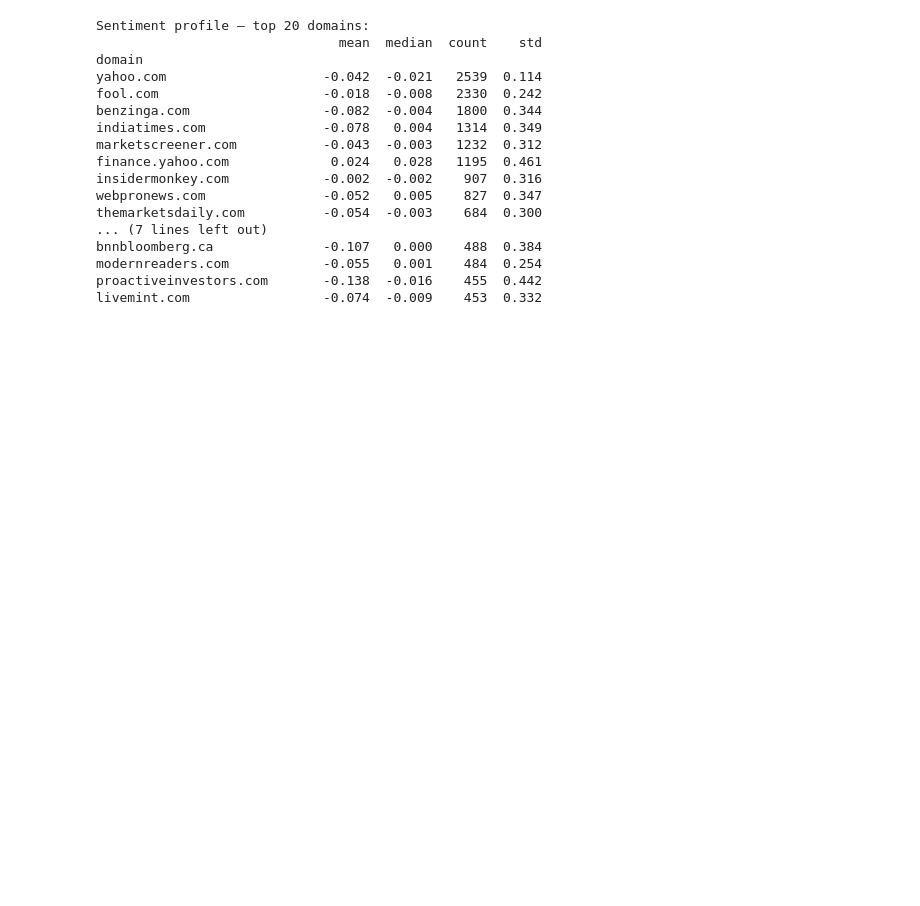
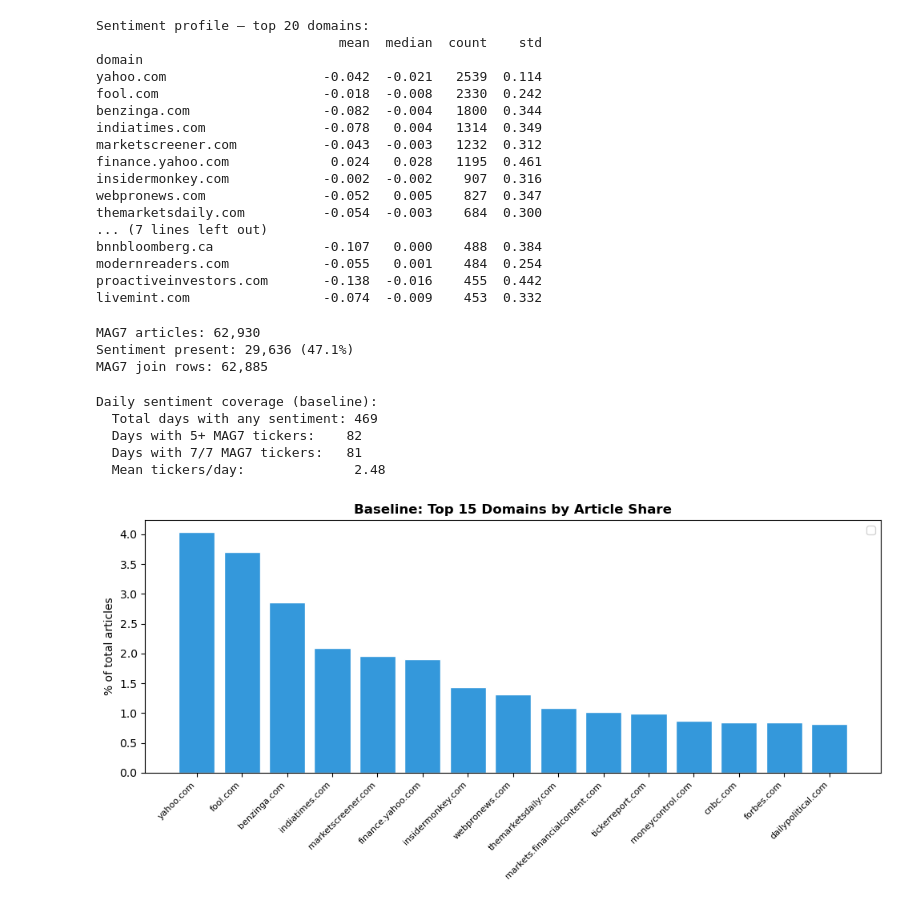
Before and after one commit to Trevor5008/market-sentiment-analysis, a Jupyter notebook: analysis/robustness/source_exclusion_tests.ipynb, the cells around one changed output. Drawn from its saved outputs; the diff is of its cells as text; code cells hidden in the pictures; blank space fills up the shorter version.

```diff
--- a/analysis/robustness/source_exclusion_tests.ipynb
+++ b/analysis/robustness/source_exclusion_tests.ipynb
@@ -85,3 +91,57 @@ bnnbloomberg.ca              -0.107   0.000    488  0.384
 modernreaders.com            -0.055   0.001    484  0.254
 proactiveinvestors.com       -0.138  -0.016    455  0.442
 livemint.com                 -0.074  -0.009    453  0.332
+# %%
+# Apply sentiment_present threshold
+df["sentiment_present"] = df["sentiment_score"].abs() > 0.05
+join["sentiment_present"] = join["sentiment_score"].abs() > 0.05
+join["next_day_ret"] = (join["next_close"] - join["next_open"]) / join["next_open"]
+
+mag7_df = df[df["ticker"].isin(MAG7)].copy()
+mag7_join = join[join["ticker"].isin(MAG7)].copy()
+
+print(f"MAG7 articles: {len(mag7_df):,}")
+print(f"Sentiment present: {mag7_df['sentiment_present'].sum():,} ({mag7_df['sentiment_present'].mean():.1%})")
+print(f"MAG7 join rows: {len(mag7_join):,}")
+# %% [output]
+MAG7 articles: 62,930
+Sentiment present: 29,636 (47.1%)
+MAG7 join rows: 62,885
+# %%
+# Daily median sentiment per ticker (baseline)
+daily_sentiment = (
+    mag7_join[mag7_join["sentiment_present"]]
+    .groupby(["article_date", "ticker"])["sentiment_score"]
+    .median()
+    .reset_index()
+    .rename(columns={"sentiment_score": "median_sentiment"})
+)
+
+# Daily ticker coverage
+daily_coverage = daily_sentiment.groupby("article_date")["ticker"].nunique()
+
+print("Daily sentiment coverage (baseline):")
+print(f"  Total days with any sentiment: {len(daily_coverage):,}")
+print(f"  Days with 5+ MAG7 tickers:    {(daily_coverage >= 5).sum():,}")
+print(f"  Days with 7/7 MAG7 tickers:   {(daily_coverage == 7).sum():,}")
+print(f"  Mean tickers/day:              {daily_coverage.mean():.2f}")
+# %% [output]
+Daily sentiment coverage (baseline):
+  Total days with any sentiment: 469
+  Days with 5+ MAG7 tickers:    82
+  Days with 7/7 MAG7 tickers:   81
+  Mean tickers/day:              2.48
+# %%
+# Domain share bar chart
+fig, ax = plt.subplots(figsize=(10, 5))
+top15 = domain_pct.head(15)
+ax.bar(range(len(top15)), top15.values, color="#3498db", edgecolor="white")
+ax.set_xticks(range(len(top15)))
+ax.set_xticklabels(top15.index, rotation=45, ha="right", fontsize=8)
+ax.set_ylabel("% of total articles")
+ax.set_title("Baseline: Top 15 Domains by Article Share", fontweight="bold")
+ax.legend()
+plt.tight_layout()
+plt.show()
+# %% [output]
+[figure, added]
```
Also changed, not shown: parts of 4 cells of this notebook.
